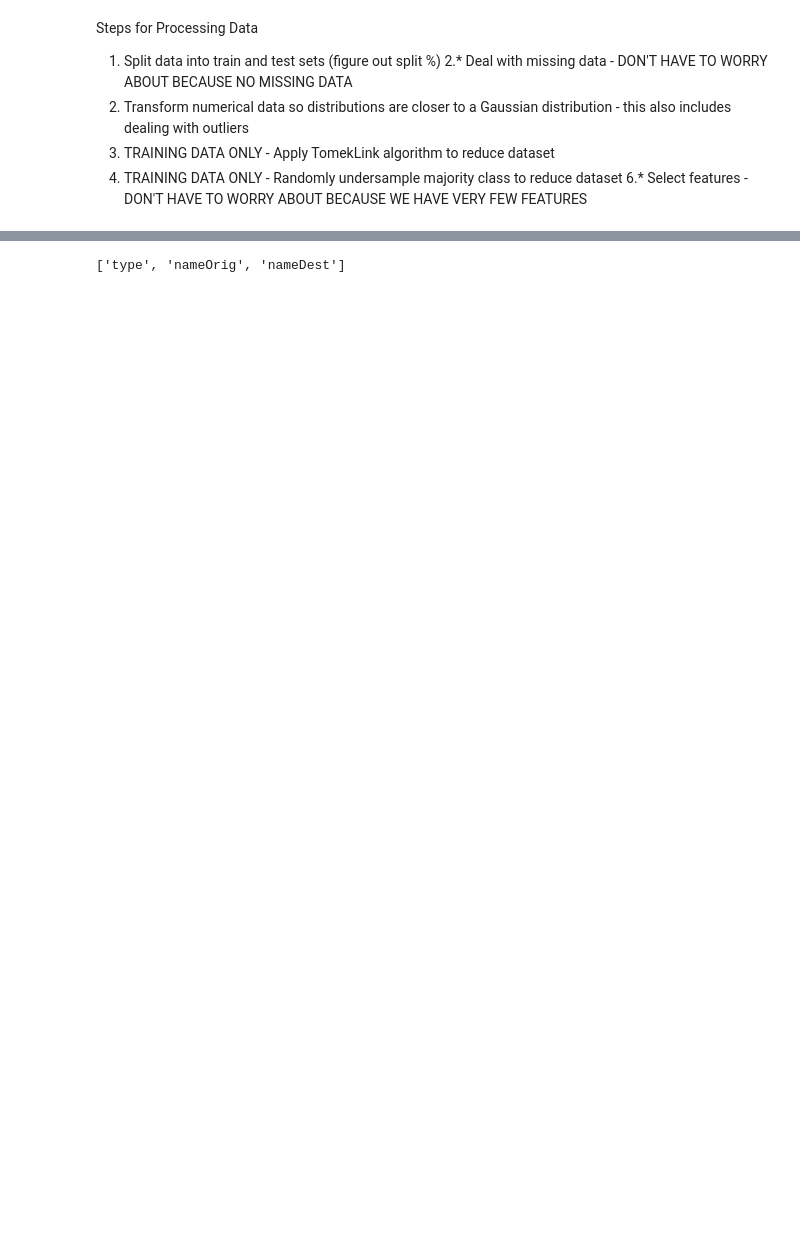
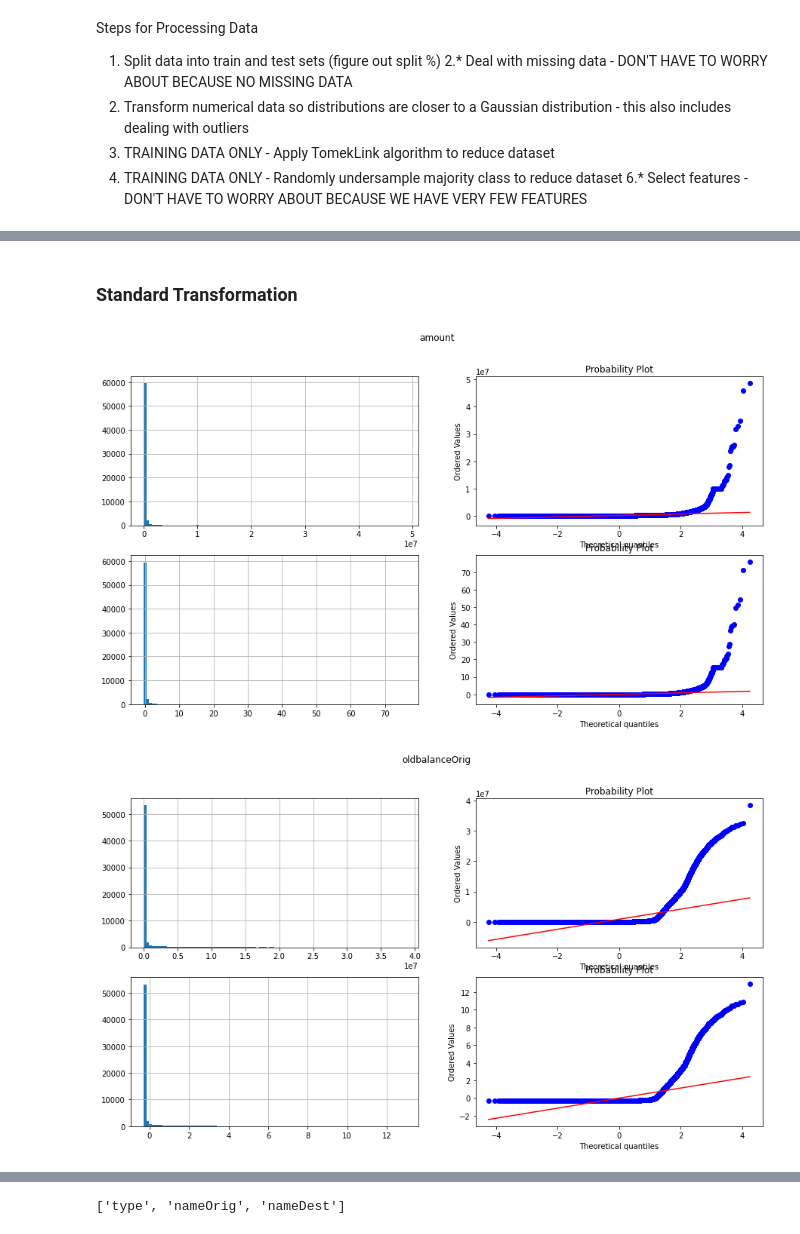
Before and after one commit to kevinArmenta/OnlinePaymentFraud, a Jupyter notebook: 2.Processing Data.ipynb, the cells around one changed output, grey strips where cells are left out. Cells and saved outputs as stored; diff of their text form; code cells hidden in the pictures; blank space fills up the shorter version.

```diff
--- a/2.Processing Data.ipynb
+++ b/2.Processing Data.ipynb
@@ -51,0 +66,5 @@ train.head()
+# %%
+#Split the data into numerical (minus step) and categorical
+numerical_columns = [x for x in train.columns if train[x].dtype != 'object' and x != 'isFraud' and x != 'step']
+cat_columns = [x for x in train.columns if x not in numerical_columns and x != 'isFraud']
+train_columns = [x for x in train.columns if x != 'isFraud']
@@ -114,0 +246,20 @@ numerical_columns
+# %% [markdown]
+### Standard Transformation
+# %%
+#amount
+diagnostic_plots(subtrain,numerical_columns[0],standard)
+
+#oldbalanceOrig
+diagnostic_plots(subtrain,numerical_columns[1],standard)
+
+#newbalanceOrig
+diagnostic_plots(subtrain,numerical_columns[2],standard)
+
+#oldbalanceDest
+diagnostic_plots(subtrain,numerical_columns[3],standard)
+
+#newbalanceDest
+diagnostic_plots(subtrain,numerical_columns[4],standard)
+# %% [output]
+[figure, added]
+[figure, added]
```
Also changed, not shown: parts of 25 cells of this notebook.
